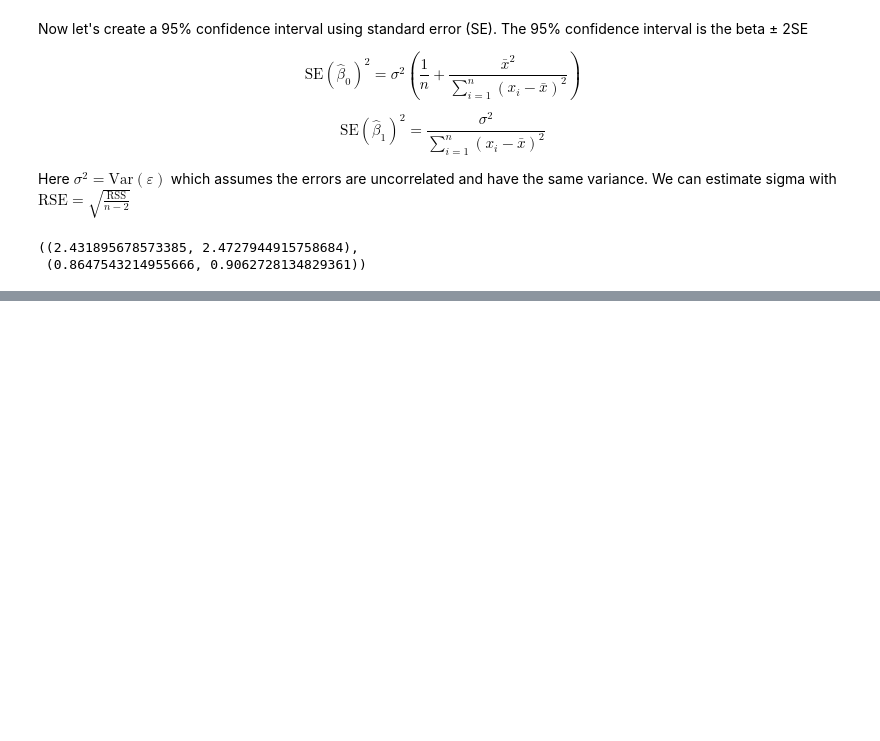
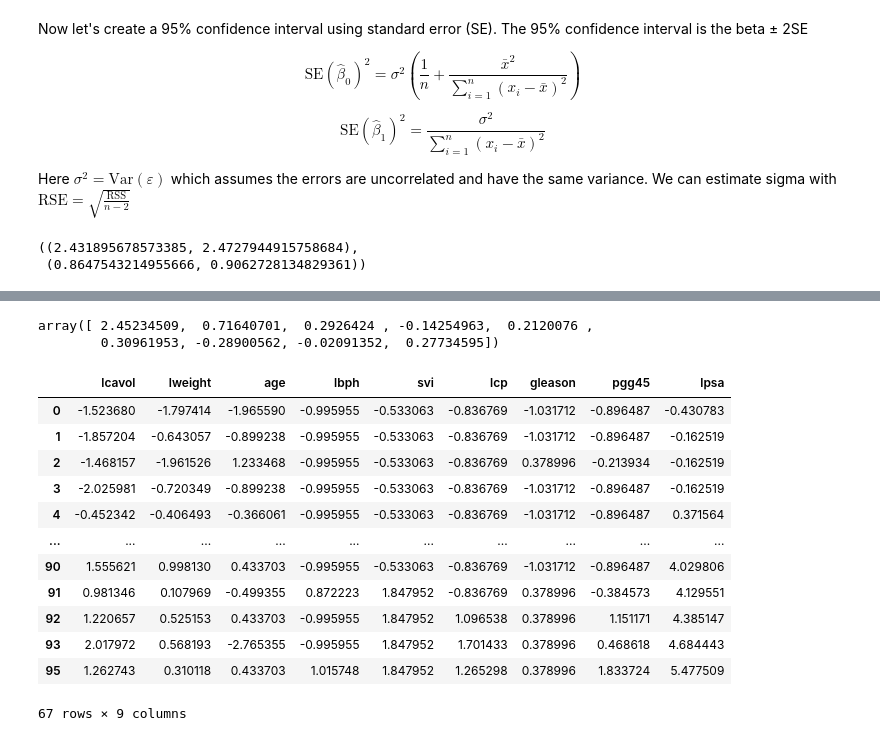
Before and after one commit to hdaniel17/regression, a Jupyter notebook: OLS_basics.ipynb, the cells around one changed output, grey strips where cells are left out. Drawn from its saved outputs; the diff is of its cells as text; code cells hidden in the pictures; blank space fills up the shorter version.

```diff
--- a/OLS_basics.ipynb
+++ b/OLS_basics.ipynb
@@ -204,0 +273,34 @@ Wraps up most of simple linear regression, just add in testing and then go on to
+# %%
+features = prostate_df.columns.to_list()
+features = [item for item in features if item not in ['lpsa', 'train']]
+
+mult_df = prostate_df.query("train == 'T'").copy()
+mult_test_df = prostate_df.query("train == 'F'").copy()
+
+mult_df = mult_df.drop(columns=['train'])
+mult_test_df = mult_test_df.drop(columns=['train'])
+# %%
+X = np.hstack((np.ones((mult_df.shape[0], 1)),mult_df[features].values))
+y = np.array(mult_df['lpsa'])
+
+beta = np.linalg.inv(X.T @ X) @ (X.T @ y)
+beta
+# %% [output]
+array([ 2.45234509,  0.71640701,  0.2926424 , -0.14254963,  0.2120076 ,
+        0.30961953, -0.28900562, -0.02091352,  0.27734595])
+# %%
+mult_df #.iloc[:,:8] * beta[1:] + beta[0]
+# %% [output]
+|  | lcavol | lweight | age | lbph | svi | lcp | gleason | pgg45 | lpsa |
+| 0 | -1.523680 | -1.797414 | -1.965590 | -0.995955 | -0.533063 | -0.836769 | -1.031712 | -0.896487 | -0.430783 |
+| 1 | -1.857204 | -0.643057 | -0.899238 | -0.995955 | -0.533063 | -0.836769 | -1.031712 | -0.896487 | -0.162519 |
+| 2 | -1.468157 | -1.961526 | 1.233468 | -0.995955 | -0.533063 | -0.836769 | 0.378996 | -0.213934 | -0.162519 |
+| 3 | -2.025981 | -0.720349 | -0.899238 | -0.995955 | -0.533063 | -0.836769 | -1.031712 | -0.896487 | -0.162519 |
+| 4 | -0.452342 | -0.406493 | -0.366061 | -0.995955 | -0.533063 | -0.836769 | -1.031712 | -0.896487 | 0.371564 |
+| ... | ... | ... | ... | ... | ... | ... | ... | ... | ... |
+| 90 | 1.555621 | 0.998130 | 0.433703 | -0.995955 | -0.533063 | -0.836769 | -1.031712 | -0.896487 | 4.029806 |
+| 91 | 0.981346 | 0.107969 | -0.499355 | 0.872223 | 1.847952 | -0.836769 | 0.378996 | -0.384573 | 4.129551 |
+| 92 | 1.220657 | 0.525153 | 0.433703 | -0.995955 | 1.847952 | 1.096538 | 0.378996 | 1.151171 | 4.385147 |
+| 93 | 2.017972 | 0.568193 | -2.765355 | -0.995955 | 1.847952 | 1.701433 | 0.378996 | 0.468618 | 4.684443 |
+| 95 | 1.262743 | 0.310118 | 0.433703 | 1.015748 | 1.847952 | 1.265298 | 0.378996 | 1.833724 | 5.477509 |
+67 rows × 9 columns
```
Also changed, not shown: parts of 18 cells of this notebook.
